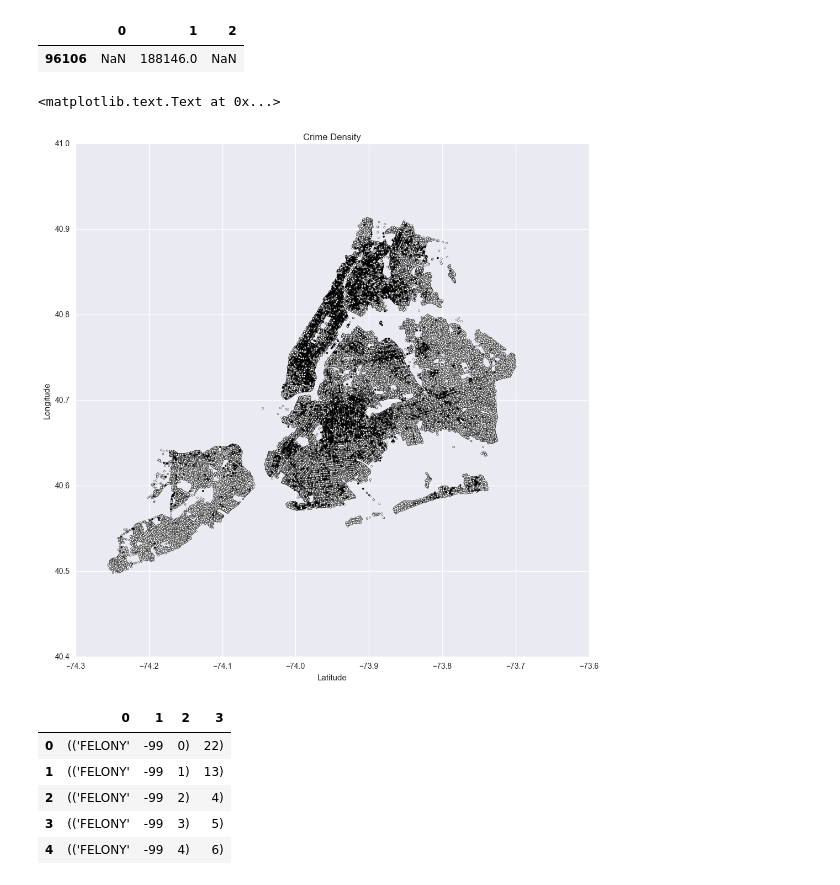
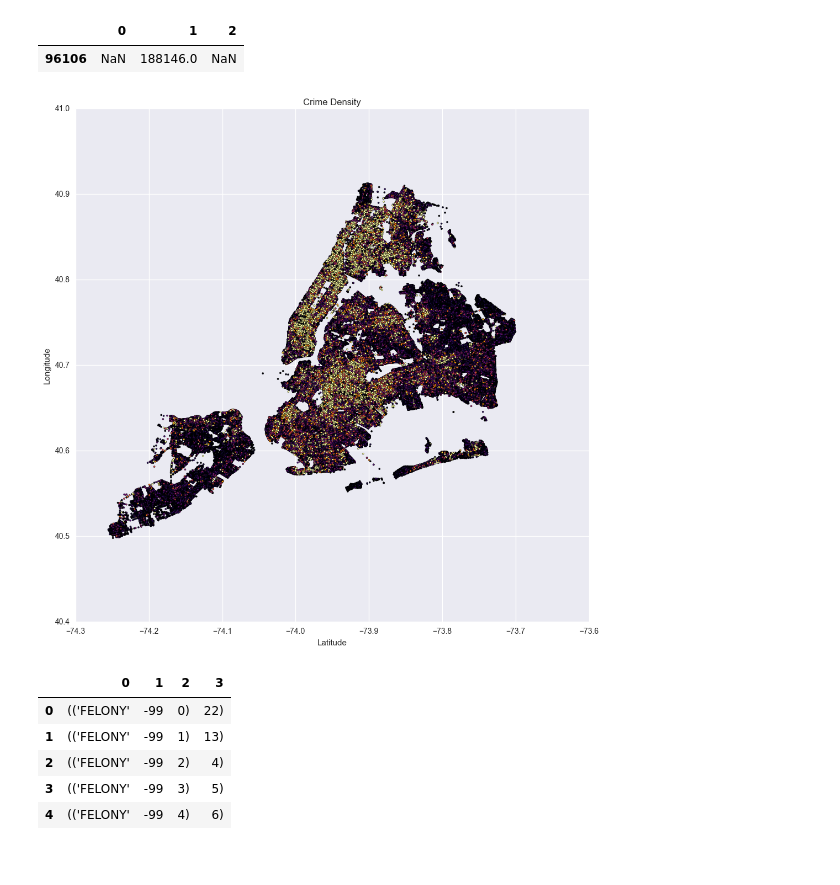
Before and after one commit to brenton72/NYC-crime-project, a Jupyter notebook: plotting_notebooks/Crime_project_graphing.ipynb, the cells around one changed output. Saved outputs shown, nothing was run; the diff lists cells and outputs as text; code cells hidden in the pictures.

```diff
--- a/plotting_notebooks/Crime_project_graphing.ipynb
+++ b/plotting_notebooks/Crime_project_graphing.ipynb
@@ -121,13 +146,14 @@ crimes = crime_latlon_df[2]
 # %%
 plt.figure(figsize=(12,12))
 my_plot = plt.scatter(lat,lon, c=np.minimum(75,crimes), s=5)
 plt.xlabel('Latitude')
 plt.ylabel('Longitude')
 plt.title('Crime Density')
 plt.savefig('crimes_by_latlon.png', format='png')
+plt.inferno()
+plt.savefig('crimes_by_latlon_color.png', format='png')
 # %% [output]
-<matplotlib.text.Text at 0x...>
-[figure, old version]
+[figure, new version]
 # %%
 wkday_df = pd.read_csv('by_type_wkday_hr.out', header=None)
 wkday_df.head()
```
Also changed, not shown: parts of 9 cells of this notebook.
